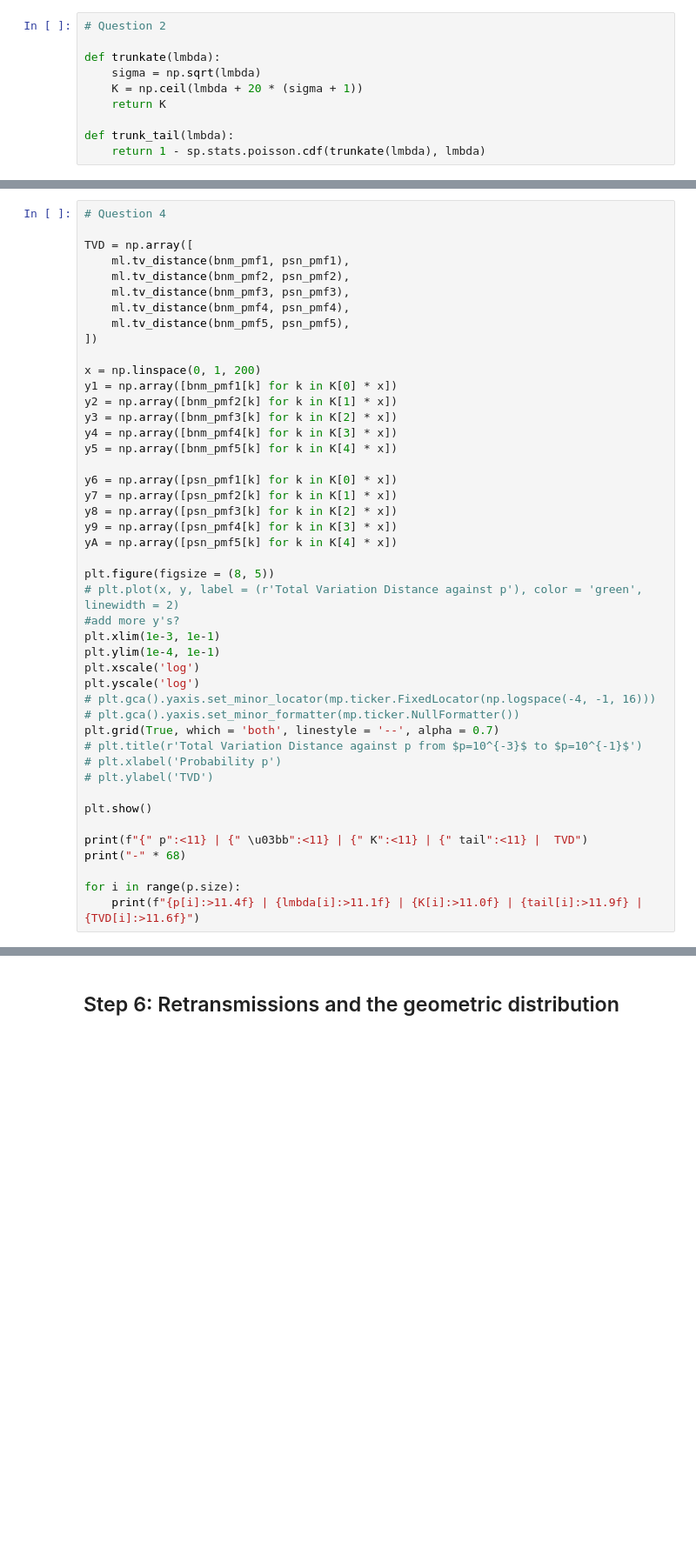
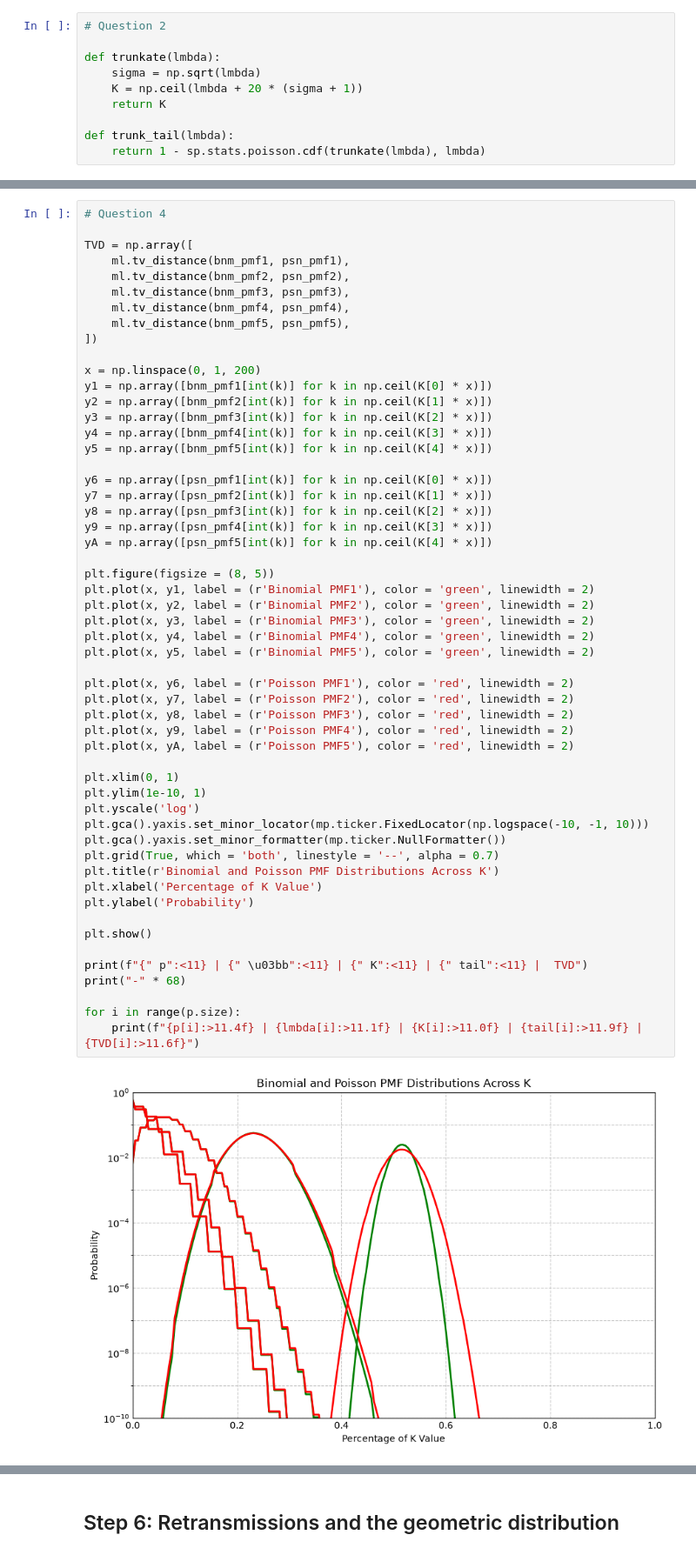
Before and after one commit to mariec-j/ECE3715-Stats-Repo, a Jupyter notebook: Mini-Project-1/mp1.ipynb, the cells around one changed output, grey strips where cells are left out. Shown at 87% size. Drawn from its saved outputs; the diff is of its cells as text; blank space fills up the shorter version.

```diff
--- a/Mini-Project-1/mp1.ipynb
+++ b/Mini-Project-1/mp1.ipynb
@@ -493,49 +493,59 @@ K = 35.0000  | tail = 0.000000000000
 # %%
 # Question 4
 
 TVD = np.array([
     ml.tv_distance(bnm_pmf1, psn_pmf1),
     ml.tv_distance(bnm_pmf2, psn_pmf2),
     ml.tv_distance(bnm_pmf3, psn_pmf3),
     ml.tv_distance(bnm_pmf4, psn_pmf4),
     ml.tv_distance(bnm_pmf5, psn_pmf5),
 ])
 
 x = np.linspace(0, 1, 200)
-y1 = np.array([bnm_pmf1[k] for k in K[0] * x])
-y2 = np.array([bnm_pmf2[k] for k in K[1] * x])
-y3 = np.array([bnm_pmf3[k] for k in K[2] * x])
-y4 = np.array([bnm_pmf4[k] for k in K[3] * x])
-y5 = np.array([bnm_pmf5[k] for k in K[4] * x])
+y1 = np.array([bnm_pmf1[int(k)] for k in np.ceil(K[0] * x)])
+y2 = np.array([bnm_pmf2[int(k)] for k in np.ceil(K[1] * x)])
+y3 = np.array([bnm_pmf3[int(k)] for k in np.ceil(K[2] * x)])
+y4 = np.array([bnm_pmf4[int(k)] for k in np.ceil(K[3] * x)])
+y5 = np.array([bnm_pmf5[int(k)] for k in np.ceil(K[4] * x)])
 
-y6 = np.array([psn_pmf1[k] for k in K[0] * x])
-y7 = np.array([psn_pmf2[k] for k in K[1] * x])
-y8 = np.array([psn_pmf3[k] for k in K[2] * x])
-y9 = np.array([psn_pmf4[k] for k in K[3] * x])
-yA = np.array([psn_pmf5[k] for k in K[4] * x])
+y6 = np.array([psn_pmf1[int(k)] for k in np.ceil(K[0] * x)])
+y7 = np.array([psn_pmf2[int(k)] for k in np.ceil(K[1] * x)])
+y8 = np.array([psn_pmf3[int(k)] for k in np.ceil(K[2] * x)])
+y9 = np.array([psn_pmf4[int(k)] for k in np.ceil(K[3] * x)])
+yA = np.array([psn_pmf5[int(k)] for k in np.ceil(K[4] * x)])
 
 plt.figure(figsize = (8, 5))
-# plt.plot(x, y, label = (r'Total Variation Distance against p'), color = 'green', linewidth = 2)
-#add more y's?
-plt.xlim(1e-3, 1e-1)
-plt.ylim(1e-4, 1e-1)
-plt.xscale('log')
+plt.plot(x, y1, label = (r'Binomial PMF1'), color = 'green', linewidth = 2)
+plt.plot(x, y2, label = (r'Binomial PMF2'), color = 'green', linewidth = 2)
+plt.plot(x, y3, label = (r'Binomial PMF3'), color = 'green', linewidth = 2)
+plt.plot(x, y4, label = (r'Binomial PMF4'), color = 'green', linewidth = 2)
+plt.plot(x, y5, label = (r'Binomial PMF5'), color = 'green', linewidth = 2)
+
+plt.plot(x, y6, label = (r'Poisson PMF1'), color = 'red', linewidth = 2)
+plt.plot(x, y7, label = (r'Poisson PMF2'), color = 'red', linewidth = 2)
+plt.plot(x, y8, label = (r'Poisson PMF3'), color = 'red', linewidth = 2)
+plt.plot(x, y9, label = (r'Poisson PMF4'), color = 'red', linewidth = 2)
+plt.plot(x, yA, label = (r'Poisson PMF5'), color = 'red', linewidth = 2)
+
+plt.xlim(0, 1)
+plt.ylim(1e-10, 1)
 plt.yscale('log')
-# plt.gca().yaxis.set_minor_locator(mp.ticker.FixedLocator(np.logspace(-4, -1, 16)))
-# plt.gca().yaxis.set_minor_formatter(mp.ticker.NullFormatter())
+plt.gca().yaxis.set_minor_locator(mp.ticker.FixedLocator(np.logspace(-10, -1, 10)))
+plt.gca().yaxis.set_minor_formatter(mp.ticker.NullFormatter())
 plt.grid(True, which = 'both', linestyle = '--', alpha = 0.7)
-# plt.title(r'Total Variation Distance against p from $p=10^{-3}$ to $p=10^{-1}$')
-# plt.xlabel('Probability p')
-# plt.ylabel('TVD')
+plt.title(r'Binomial and Poisson PMF Distributions Across K')
+plt.xlabel('Percentage of K Value')
+plt.ylabel('Probability')
 
 plt.show()
 
 print(f"{" p":<11} | {" \u03bb":<11} | {" K":<11} | {" tail":<11} |  TVD")
 print("-" * 68)
 
 for i in range(p.size):
     print(f"{p[i]:>11.4f} | {lmbda[i]:>11.1f} | {K[i]:>11.0f} | {tail[i]:>11.9f} | {TVD[i]:>11.6f}")
 # %% [output]
+[figure, added]
  p          |  λ          |  K          |  tail       |  TVD
 --------------------------------------------------------------------
      0.5000 |       500.0 |         968 | 0.000000000 |    0.166057
```
Also changed, not shown: parts of 1 cell of this notebook.
